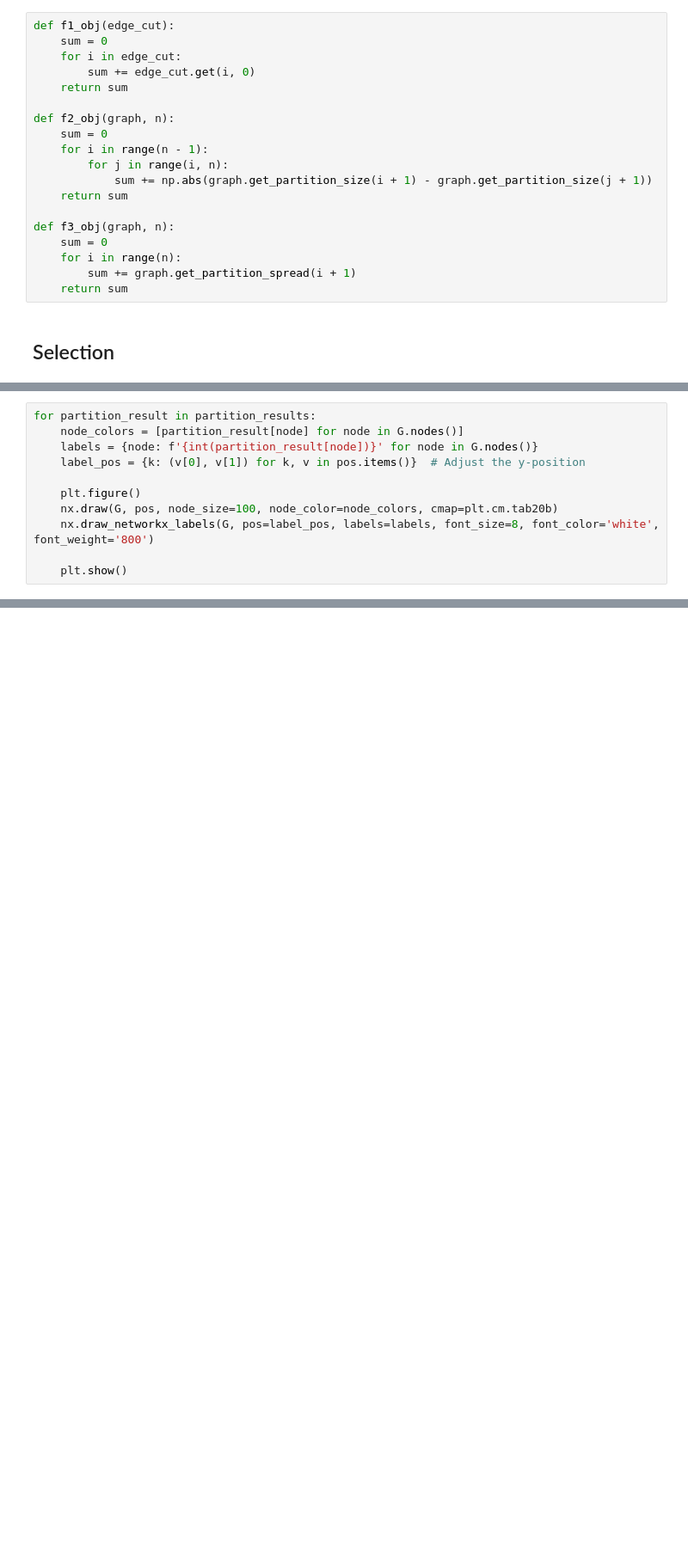
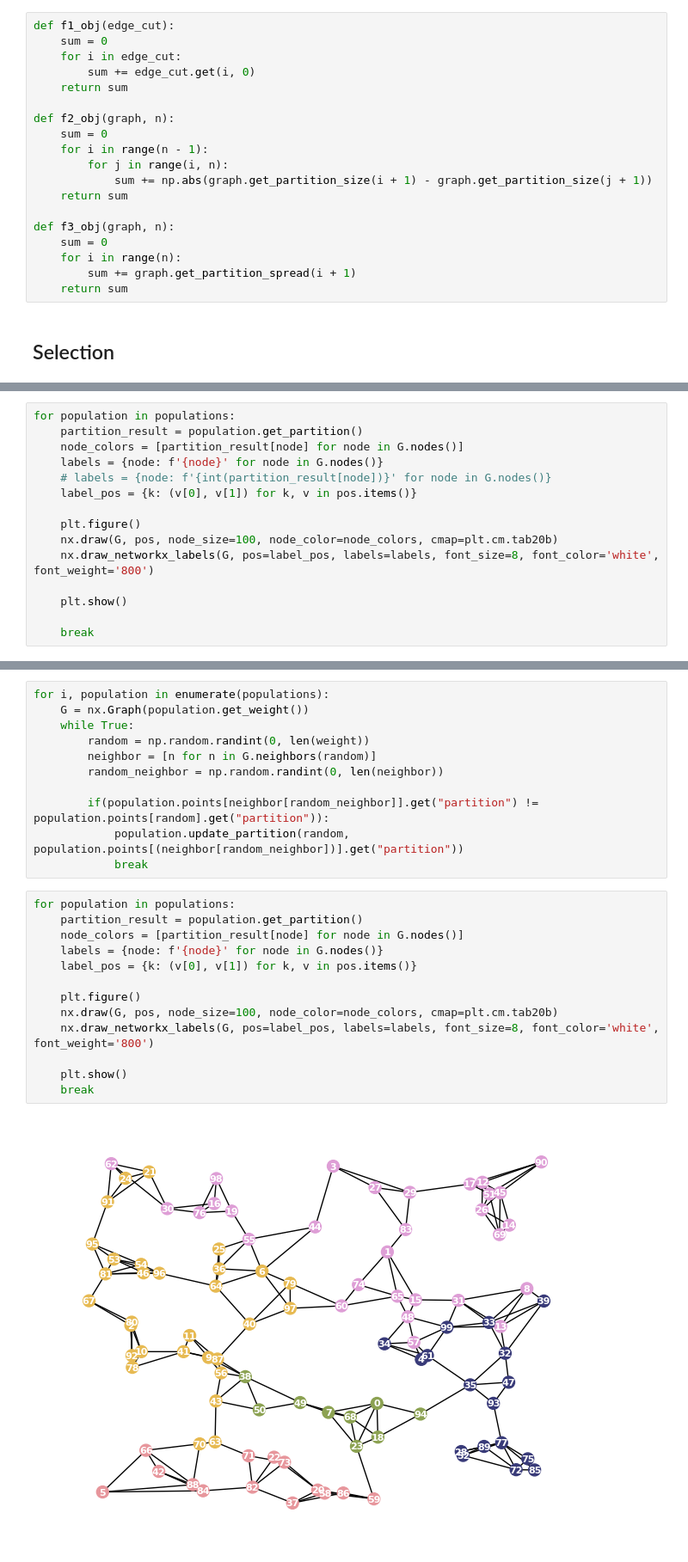
Before and after one commit to FelixFern/Graph-Partitioning-Optimization, a Jupyter notebook: Graph Partitioning.ipynb, the cells around one changed output, grey strips where cells are left out. Shown: that part at 86% size. Saved outputs shown, nothing was run; the diff lists cells and outputs as text; blank space fills up the shorter version.

```diff
--- a/Graph Partitioning.ipynb
+++ b/Graph Partitioning.ipynb
@@ -295,12 +303,16 @@ partition_results = partition_results.reshape(n_population, n_points)
 # %%
-for partition_result in partition_results:
+for population in populations:
+    partition_result = population.get_partition()
     node_colors = [partition_result[node] for node in G.nodes()]
-    labels = {node: f'{int(partition_result[node])}' for node in G.nodes()}
-    label_pos = {k: (v[0], v[1]) for k, v in pos.items()}  # Adjust the y-position
+    labels = {node: f'{node}' for node in G.nodes()}
+    # labels = {node: f'{int(partition_result[node])}' for node in G.nodes()}
+    label_pos = {k: (v[0], v[1]) for k, v in pos.items()}
 
     plt.figure()
     nx.draw(G, pos, node_size=100, node_color=node_colors, cmap=plt.cm.tab20b)
     nx.draw_networkx_labels(G, pos=label_pos, labels=labels, font_size=8, font_color='white', font_weight='800')
 
     plt.show()
+
+    break
 # %% [output]
@@ -340,0 +346,26 @@ Population-10
+# %%
+for i, population in enumerate(populations):
+    G = nx.Graph(population.get_weight())
+    while True:
+        random = np.random.randint(0, len(weight))
+        neighbor = [n for n in G.neighbors(random)]
+        random_neighbor = np.random.randint(0, len(neighbor))
+
+        if(population.points[neighbor[random_neighbor]].get("partition") != population.points[random].get("partition")):
+            population.update_partition(random, population.points[(neighbor[random_neighbor])].get("partition"))
+            break
+# %%
+for population in populations:
+    partition_result = population.get_partition()
+    node_colors = [partition_result[node] for node in G.nodes()]
+    labels = {node: f'{node}' for node in G.nodes()}
+    label_pos = {k: (v[0], v[1]) for k, v in pos.items()}
+
+    plt.figure()
+    nx.draw(G, pos, node_size=100, node_color=node_colors, cmap=plt.cm.tab20b)
+    nx.draw_networkx_labels(G, pos=label_pos, labels=labels, font_size=8, font_color='white', font_weight='800')
+
+    plt.show()
+    break
+# %% [output]
+[figure, added]
```
Also changed, not shown: parts of 9 cells of this notebook, 2 other files.
